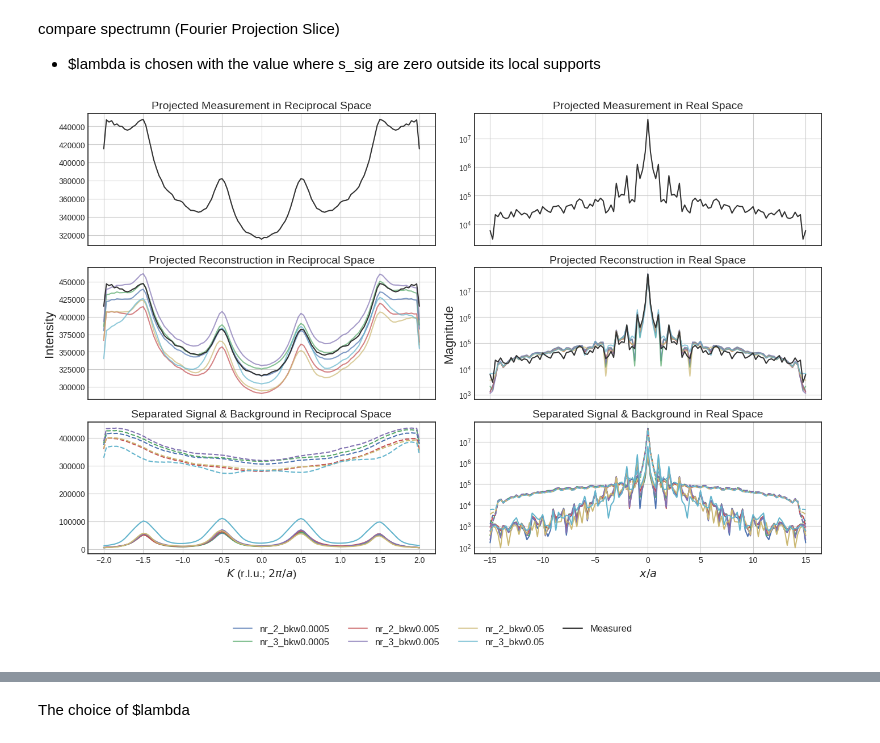
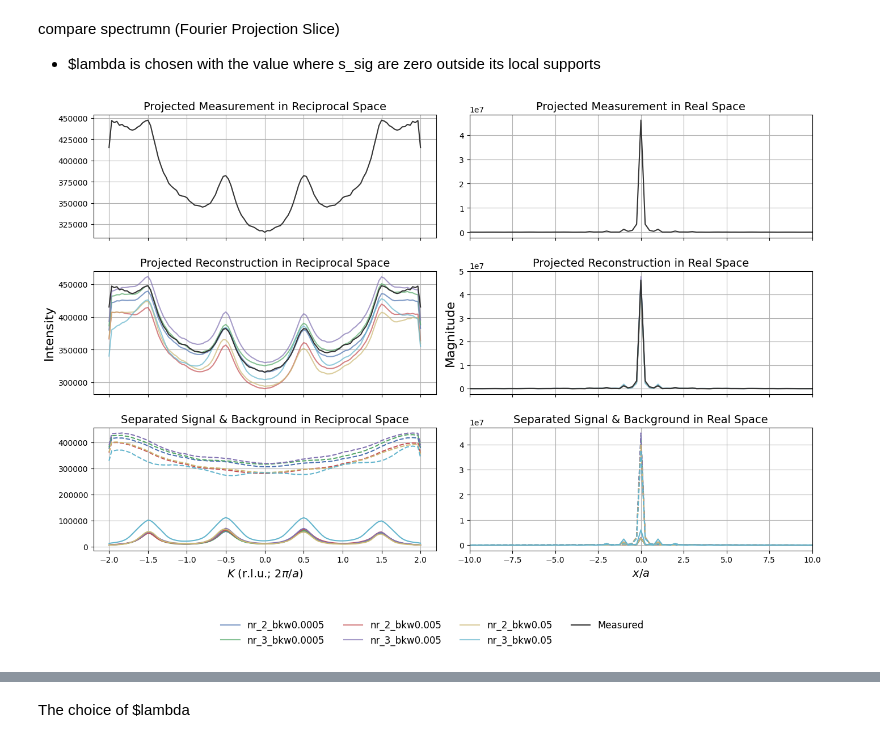
Before and after one commit to zhantaochen/kernel-s2e, a Jupyter notebook: kernel_learning_statistics_zt.ipynb, the cells around one changed output, grey strips where cells are left out. Cells and saved outputs as stored; diff of their text form; code cells hidden in the pictures.

```diff
--- a/kernel_learning_statistics_zt.ipynb
+++ b/kernel_learning_statistics_zt.ipynb
@@ -274,31 +274,10 @@ for i, exp_dir in enumerate(experiment_dirs):
     mag_bkg = np.abs(slice_bkg2)
     idx1 = find_peaks(mag_sig, prominence=5e4)[0]
     idx2 = find_peaks(mag_bkg, prominence=5e4)[0]
-    # idx_union = np.union1d(idx1, idx2)
-
-    # axes[2, 1].plot(idx1, mag_sig[idx1], 'ro', alpha=0.7, markersize=4)
-    # axes[2, 1].plot(idx2, mag_bkg[idx2], 'ko', alpha=0.7, markersize=4)
-    # axes[1, 1].plot(idx_union, recon_freq[idx_union], 'go', alpha=0.7, markersize=4)
-
-    # idx1_spatial = find_peaks(proj_sig, prominence=5)[0]
-    # idx2_spatial = find_peaks(proj_bkg, prominence=5)[0]
-    # idx_union_spatial = np.union1d(idx1_spatial, idx2_spatial)
-
-    # axes[2, 0].plot(idx1_spatial, proj_sig_scaled[idx1_spatial], 'ro', alpha=0.7, markersize=4)
-    # axes[2, 0].plot(idx2_spatial, proj_bkg_scaled[idx2_spatial], 'ko', alpha=0.7, markersize=4)
-    # axes[1, 0].plot(idx_union_spatial, recon_spatial[idx_union_spatial], 'go', alpha=0.7, markersize=4)
 
     # Store legend handles
     legend_handles.append(h1)
     legend_labels.append(label)
-
-# Titles and axis labels
-# axes[0, 0].set_title(r'$f(x)$ (Measured)', fontsize=14)
-# axes[0, 1].set_title(r'$|\hat f(\epsilon)|$ (Measured)', fontsize=14)
-# axes[1, 0].set_title(r'$f(x)$ (Reconstructed)', fontsize=14)
-# axes[1, 1].set_title(r'$|\hat f(\epsilon)|$ (Reconstructed)', fontsize=14)
-# axes[2, 0].set_title(r'Signal & Background (Separated)', fontsize=14)
-# axes[2, 1].set_title(r'Signal & Background Fourier', fontsize=14)
 
 
 axes[0, 0].set_title(r'Projected Measurement in Reciprocal Space', fontsize=14)
@@ -306,34 +285,35 @@ axes[0, 1].set_title(r'Projected Measurement in Real Space', fontsize=14)
 axes[1, 0].set_title(r'Projected Reconstruction in Reciprocal Space', fontsize=14)
 axes[1, 1].set_title(r'Projected Reconstruction in Real Space', fontsize=14)
 axes[2, 0].set_title(r'Separated Signal & Background in Reciprocal Space', fontsize=14)
 axes[2, 1].set_title(r'Separated Signal & Background in Real Space', fontsize=14)
 
 # axes[2, 0].set_xlabel(r'Pixel', fontsize=14)
 axes[2, 0].set_xlabel('$K$ (r.l.u.; $2\pi/a$)', fontsize=14)
 axes[2, 1].set_xlabel(r'$x / a$', fontsize=14)
 axes[1, 0].set_ylabel(r'Intensity', fontsize=16)
 axes[1, 1].set_ylabel(r'Magnitude', fontsize=16)
 
-axes[0, 1].set_yscale('log')
-axes[1, 1].set_yscale('log')
-axes[2, 1].set_yscale('log')
+axes[0, 1].set_xlim([-10, 10])
+axes[1, 1].set_xlim([-10, 10])
+axes[2, 1].set_xlim([-10, 10])
+
 
 # Style
 for ax in axes.flat:
     ax.grid(True)
 
 # Add single global legend outside the figure (bottom center)
 fig.legend(handles=legend_handles + [plt.Line2D([], [], color='0.2', label='Measured')],
            labels=legend_labels + ['Measured'],
            loc='lower center', bbox_to_anchor=(0.5, -0.1),
            ncol=4, fontsize='large', frameon=False)
 
 # plt.style.use('seaborn-v0_8-white')
 plt.tight_layout(rect=[0, 0.03, 1, 1])  # leave space at bottom for legend
 
 # Save
 filename = os.path.join('../figures', 'fourier_projection_slice_overall.png')
 plt.savefig(filename, dpi=300, bbox_inches='tight')
 plt.show()
 # %% [output]
-[figure, old version]
+[figure, new version]
```
Also changed, not shown: parts of 1 cell of this notebook, 1 other file.
